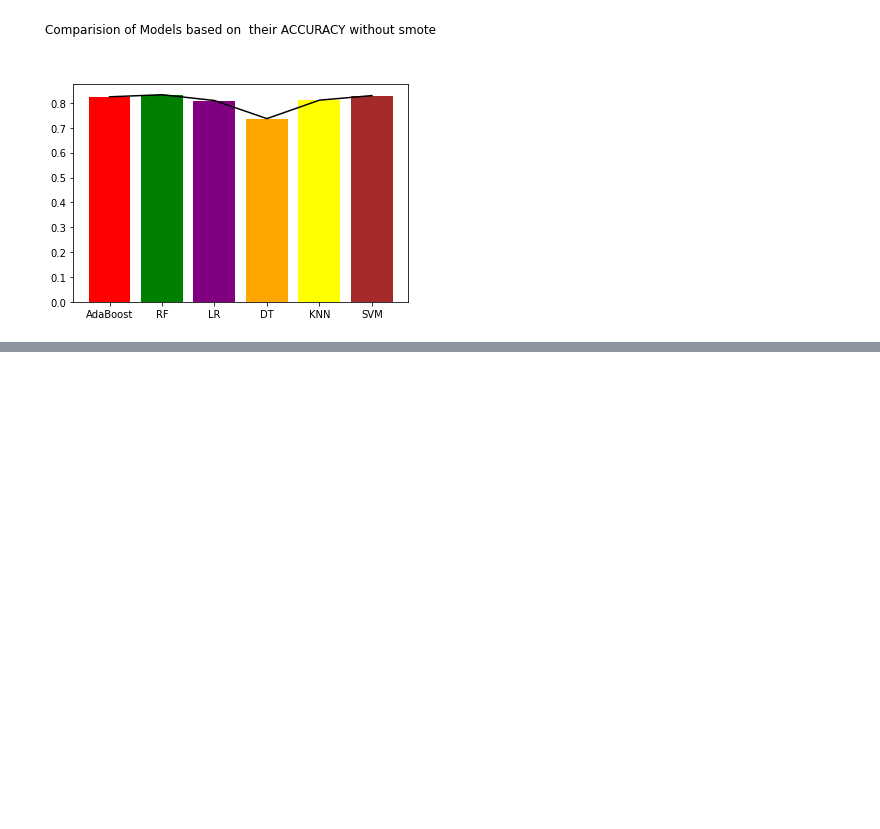
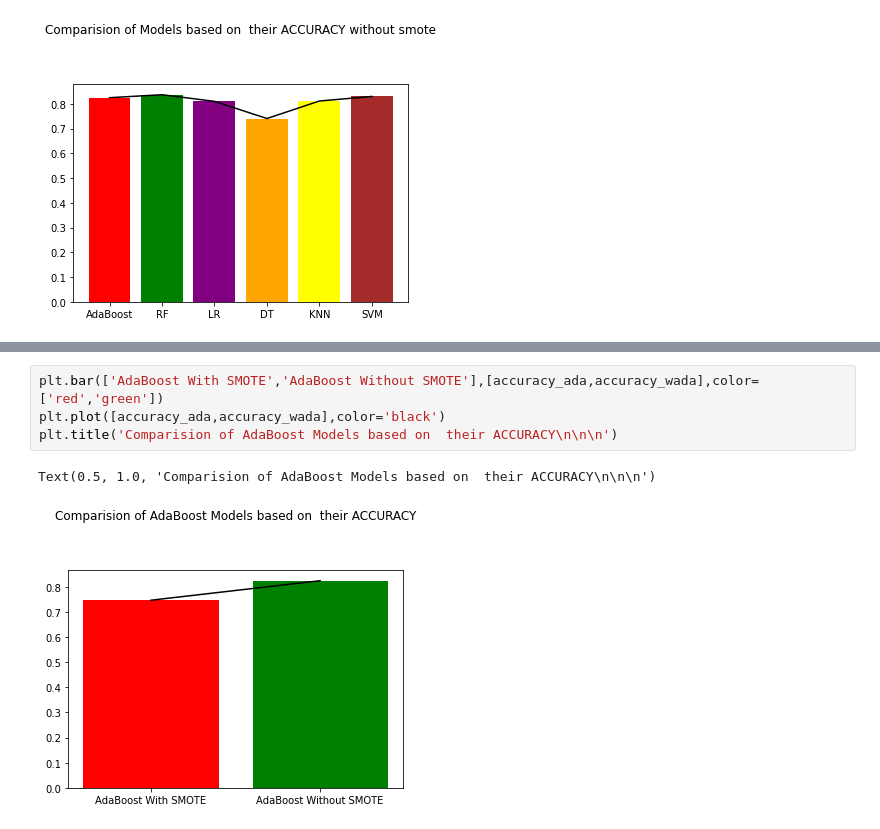
Before and after one commit to ashu741/MiniProject_5th_Sem_2015202, a Jupyter notebook: AshutoshKumarGupta_5thSem_MiniProject_Part3_2015202.ipynb, the cells around one changed output, grey strips where cells are left out. Saved outputs shown, nothing was run; the diff lists cells and outputs as text; blank space fills up the shorter version.

```diff
--- a/AshutoshKumarGupta_5thSem_MiniProject_Part3_2015202.ipynb
+++ b/AshutoshKumarGupta_5thSem_MiniProject_Part3_2015202.ipynb
@@ -443,0 +444,7 @@ print(max([accuracy_wada,accuracy_wrf,accuracy_wlr,accuracy_wdsc,accuracy_wknn,a
+# %%
+plt.bar(['AdaBoost With SMOTE','AdaBoost Without SMOTE'],[accuracy_ada,accuracy_wada],color=['red','green'])
+plt.plot([accuracy_ada,accuracy_wada],color='black')
+plt.title('Comparision of AdaBoost Models based on  their ACCURACY\n\n\n')
+# %% [output]
+Text(0.5, 1.0, 'Comparision of AdaBoost Models based on  their ACCURACY\n\n\n')
+[figure, added]
```
Also changed, not shown: parts of 16 cells of this notebook.
